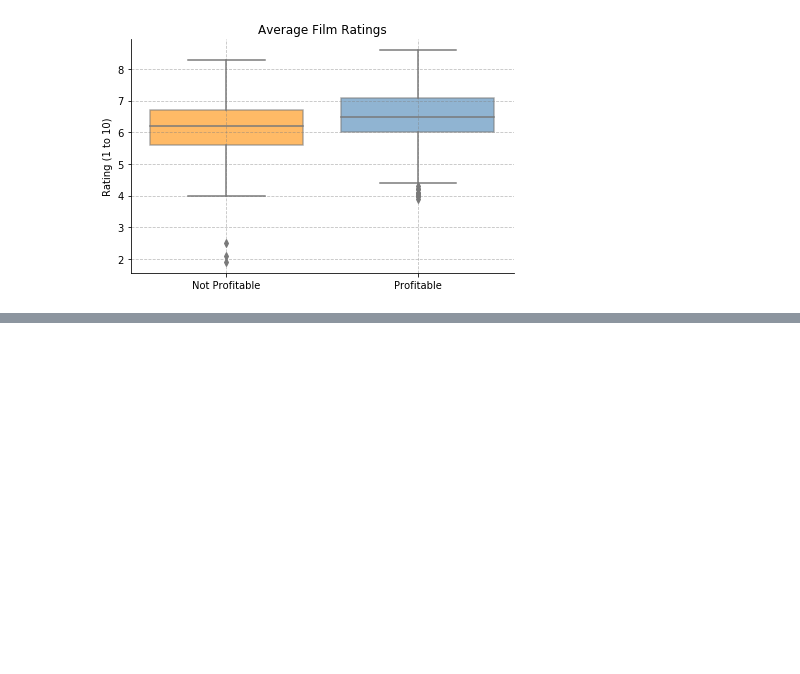
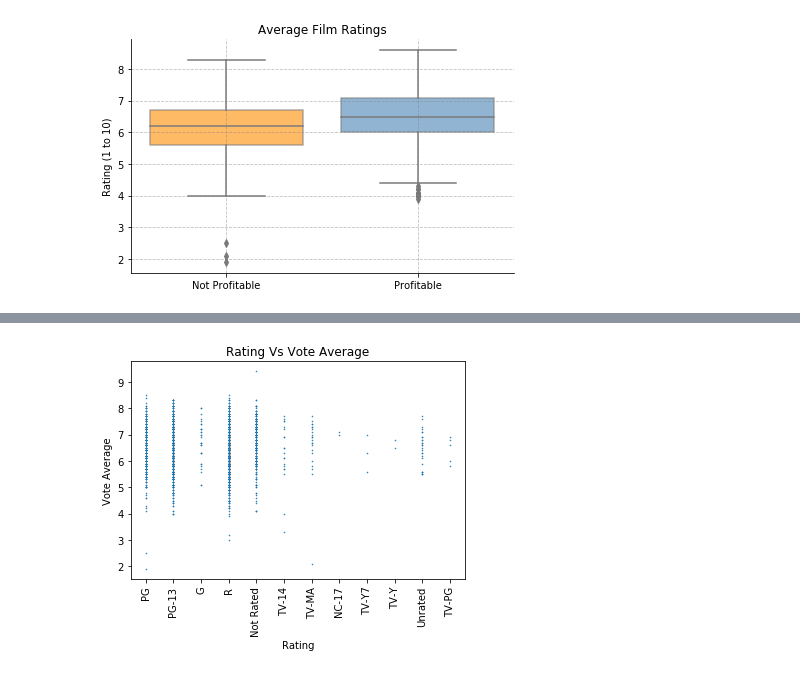
Before and after one commit to masonxmh/python_api_project1, a Jupyter notebook: dataAnalysis.ipynb, the cells around one changed output, grey strips where cells are left out. Cells and saved outputs as stored; diff of their text form; code cells hidden in the pictures; blank space fills up the shorter version.

```diff
--- a/dataAnalysis.ipynb
+++ b/dataAnalysis.ipynb
@@ -468,0 +568,11 @@ plt.show()
+# %%
+df_1['Vote Average'].value_counts()
+plt.scatter(df_1["Rated"],df_1["Vote Average"],s = 0.3)
+plt.title("Rating Vs Vote Average")
+plt.xlabel("Rating")
+plt.ylabel("Vote Average")
+plt.xticks(rotation=90)
+plt.savefig("output_data/Rating_Vote Average.png")
+plt.show()
+# %% [output]
+[figure, added]
```
Also changed, not shown: parts of 19 cells of this notebook, 3 other files.
